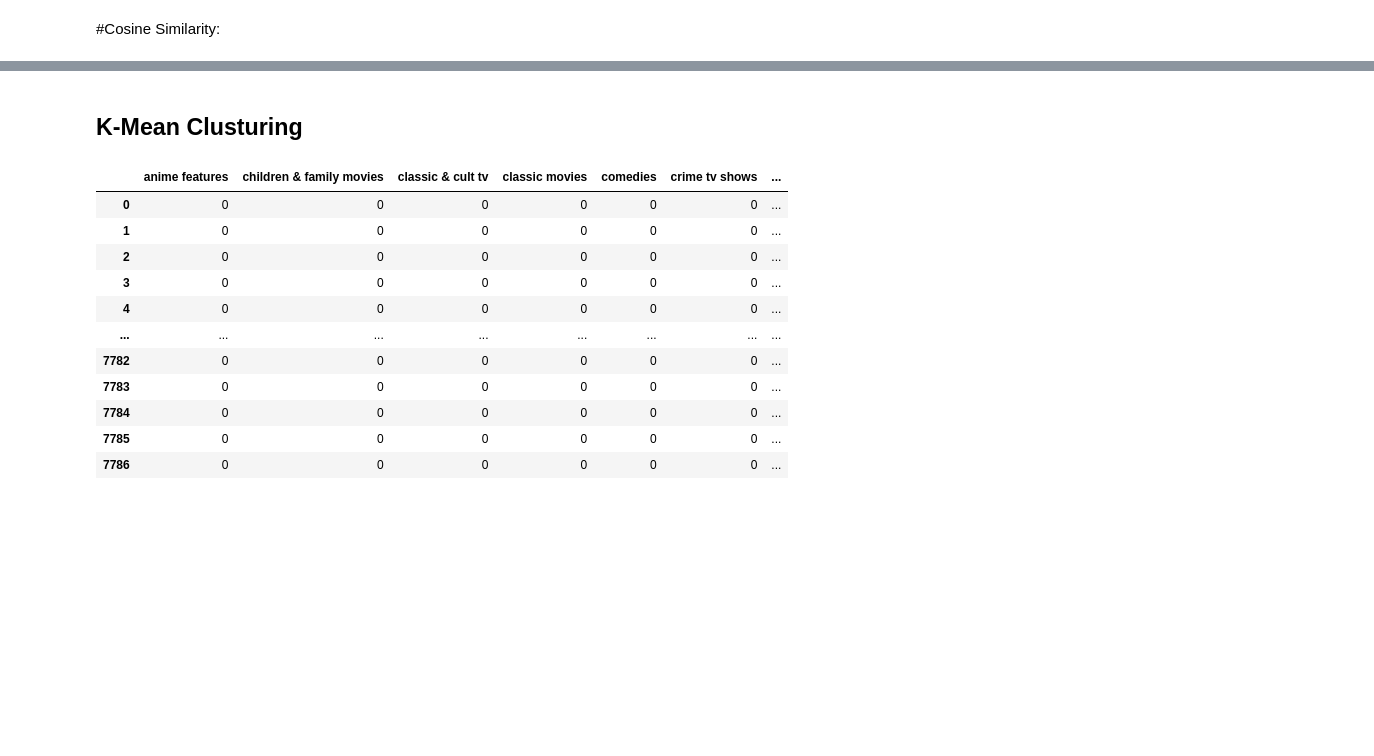
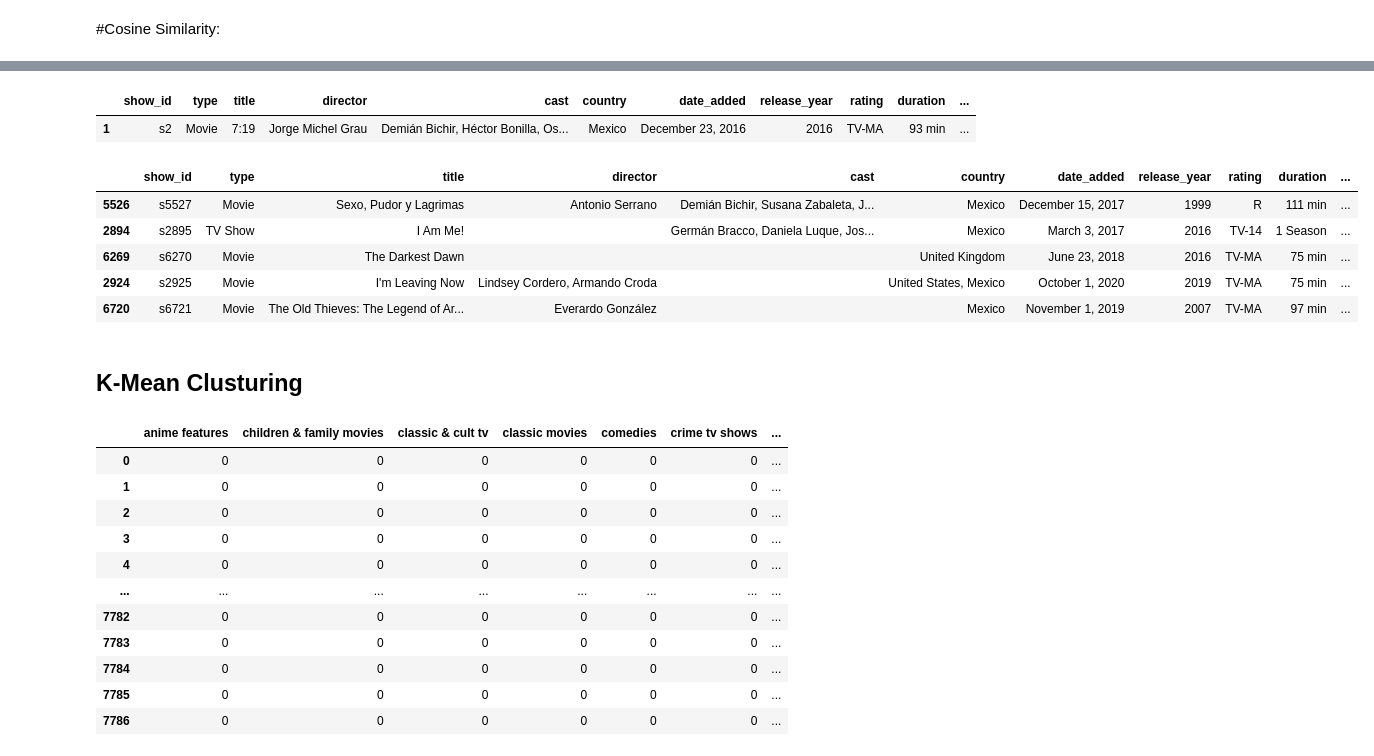
Before and after one commit to Rushikesh3005/NETFLIX-MOVIES-AND-TV-SHOWS-CLUSTERING, a Jupyter notebook: NETFLIX_MOVIES_AND_TV_SHOWS_CLUSTERING.ipynb, the cells around one changed output, grey strips where cells are left out. Drawn from its saved outputs; the diff is of its cells as text; code cells hidden in the pictures; blank space fills up the shorter version.

```diff
--- a/NETFLIX_MOVIES_AND_TV_SHOWS_CLUSTERING.ipynb
+++ b/NETFLIX_MOVIES_AND_TV_SHOWS_CLUSTERING.ipynb
@@ -667,9 +670,14 @@ movies_list
 # %%
+a=[]
+b=[]
 def recommend_movies(movie):  #define function to get top 5 recoomended movies to the given movie
+  b.append(movie)
   index=df[df["title"]==movie].index[0]
   dist=co_sim[index]
   movies_list=sorted(list(enumerate(dist)),reverse=True,key=lambda x:x[1])[1:6]
 
+
   for i in movies_list:
     print(df.iloc[i[0]].title)
+    a.append(df.iloc[i[0]].title)
 # %%
@@ -682,0 +692,5 @@ Rezeta
+# %%
+recc_movie_df = pd.DataFrame()
+for i in a:
+  df5=df[df['title']==i]
+  recc_movie_df=recc_movie_df.append(df5)
@@ -683,3 +700,17 @@ Rezeta
+# %%
+df6
+# %% [output]
+|  | show_id | type | title | director | cast | country | date_added | release_year | rating | duration | ... |
+| 1 | s2 | Movie | 7:19 | Jorge Michel Grau | Demián Bichir, Héctor Bonilla, Os... | Mexico | December 23, 2016 | 2016 | TV-MA | 93 min | ... |
+# %%
+recc_movie_df
+# %% [output]
+|  | show_id | type | title | director | cast | country | date_added | release_year | rating | duration | ... |
+| 5526 | s5527 | Movie | Sexo, Pudor y Lagrimas | Antonio Serrano | Demián Bichir, Susana Zabaleta, J... | Mexico | December 15, 2017 | 1999 | R | 111 min | ... |
+| 2894 | s2895 | TV Show | I Am Me! |  | Germán Bracco, Daniela Luque, Jos... | Mexico | March 3, 2017 | 2016 | TV-14 | 1 Season | ... |
+| 6269 | s6270 | Movie | The Darkest Dawn |  |  | United Kingdom | June 23, 2018 | 2016 | TV-MA | 75 min | ... |
+| 2924 | s2925 | Movie | I'm Leaving Now | Lindsey Cordero, Armando Croda |  | United States, Mexico | October 1, 2020 | 2019 | TV-MA | 75 min | ... |
+| 6720 | s6721 | Movie | The Old Thieves: The Legend of Ar... | Everardo González |  | Mexico | November 1, 2019 | 2007 | TV-MA | 97 min | ... |
 # %% [markdown]
 ## K-Mean Clusturing
 # %%
```
Also changed, not shown: parts of 12 cells of this notebook.
